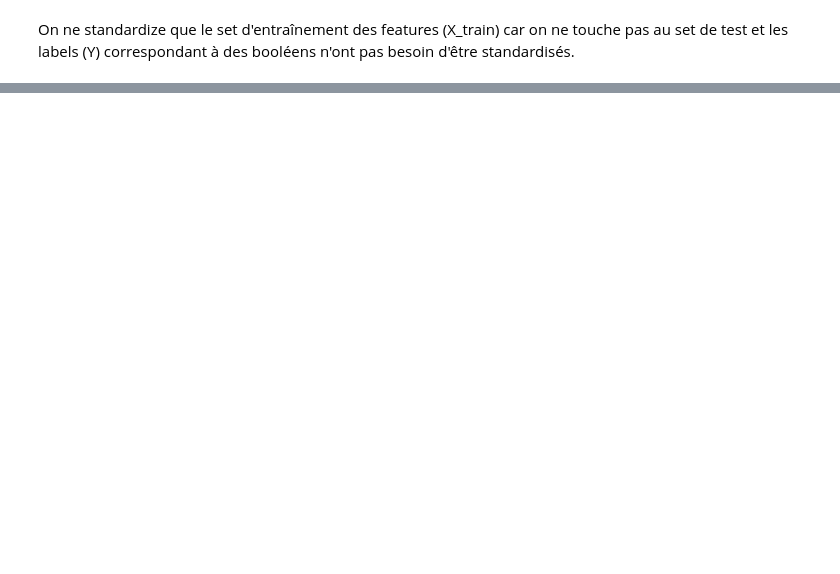
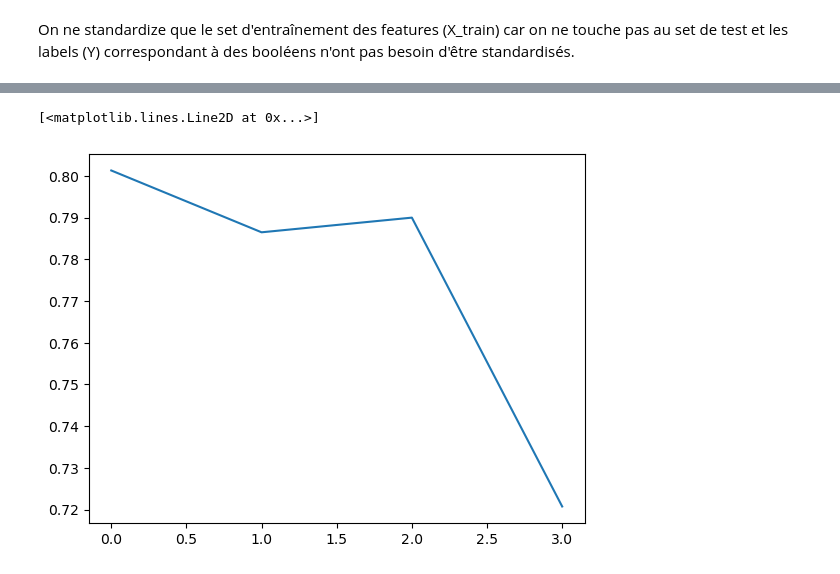
Before and after one commit to thomasclgnt/AS, a Jupyter notebook: SVM.ipynb, the cells around one changed output, grey strips where cells are left out. Drawn from its saved outputs; the diff is of its cells as text; code cells hidden in the pictures; blank space fills up the shorter version.

```diff
--- a/SVM.ipynb
+++ b/SVM.ipynb
@@ -32,0 +73,15 @@ On ne standardize que le set d'entraînement des features (X_train) car on ne to
+# %%
+# Cross validation avec variation de C
+# train_score,val_score = validation_curve(SVM_model, X_train, Y_train,'C', k, cv=5)
+
+val_score = []
+for k in ['rbf', 'linear', 'poly', 'sigmoid']:
+    score = cross_val_score(SVC(kernel=k), X_train, Y_train, cv=5).mean()
+    val_score.append(score)
+
+plt.plot(val_score)
+
+# print(val_score.mean())
+# %% [output]
+[<matplotlib.lines.Line2D at 0x...>]
+[figure, added]
```
Also changed, not shown: parts of 5 cells of this notebook, 1 other file.
